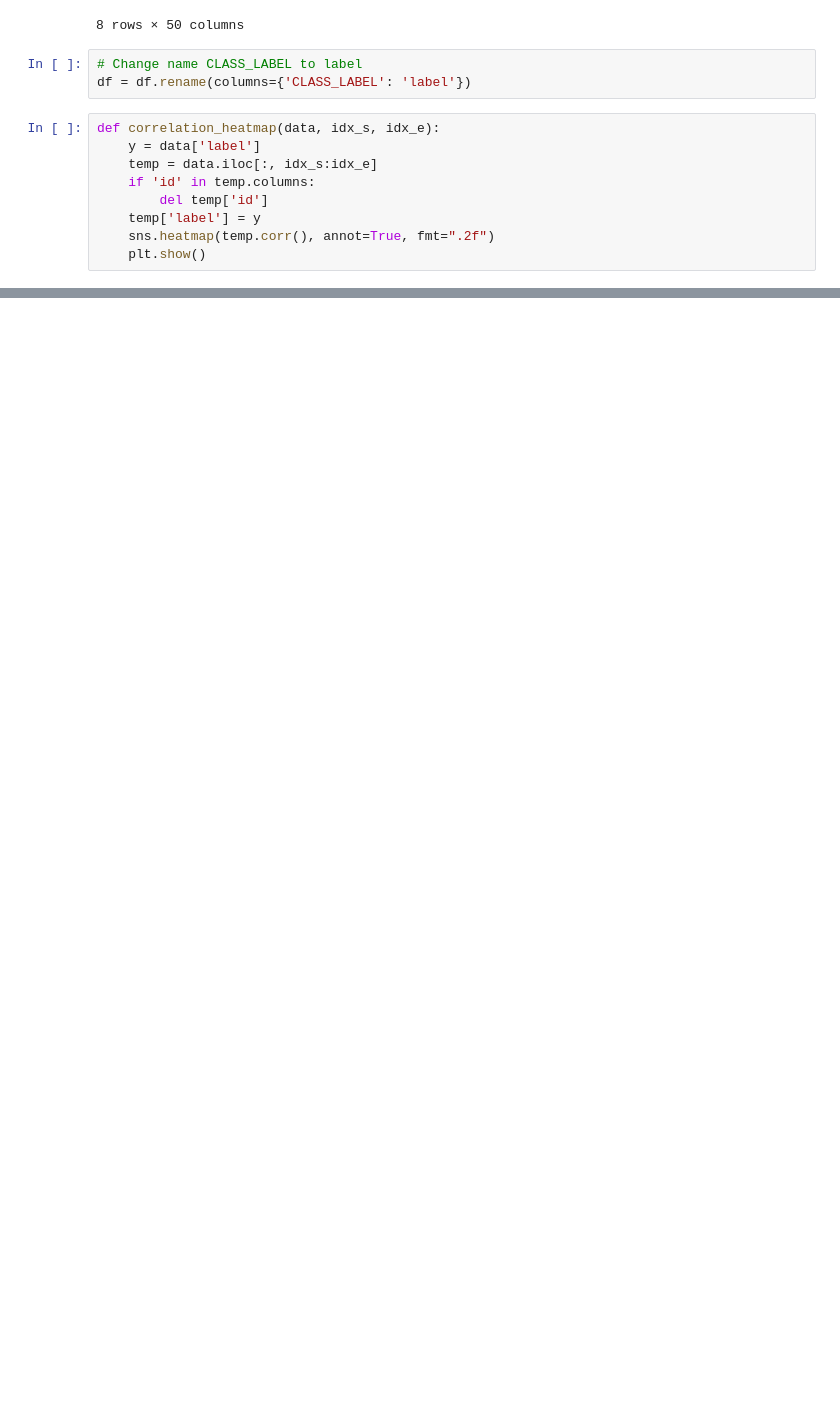
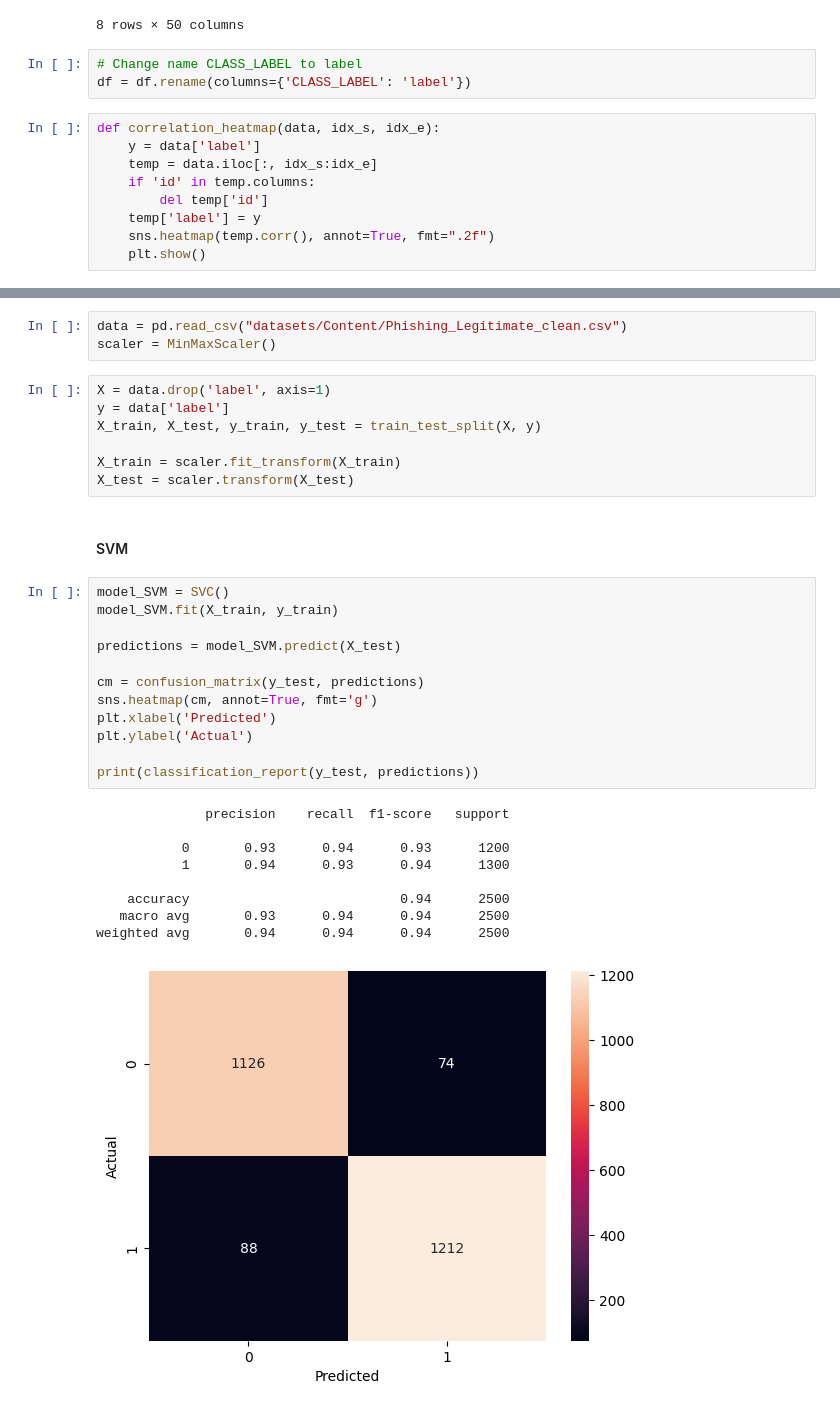
Before and after one commit to andresdlRoca/Guardian_Virtual, a Jupyter notebook: scripts/dev/content_detection.ipynb, the cells around one changed output, grey strips where cells are left out. Saved outputs shown, nothing was run; the diff lists cells and outputs as text; blank space fills up the shorter version.

Commit message:
Content detection SVM, RF & MNB training

```diff
--- a/scripts/dev/content_detection.ipynb
+++ b/scripts/dev/content_detection.ipynb
@@ -168,0 +174,34 @@ correlation_heatmap(df, 40, 50)
+# %%
+data = pd.read_csv("datasets/Content/Phishing_Legitimate_clean.csv")
+scaler = MinMaxScaler()
+# %%
+X = data.drop('label', axis=1)
+y = data['label']
+X_train, X_test, y_train, y_test = train_test_split(X, y)
+
+X_train = scaler.fit_transform(X_train)
+X_test = scaler.transform(X_test)
+# %% [markdown]
+#### SVM
+# %%
+model_SVM = SVC()
+model_SVM.fit(X_train, y_train)
+
+predictions = model_SVM.predict(X_test)
+
+cm = confusion_matrix(y_test, predictions)
+sns.heatmap(cm, annot=True, fmt='g')
+plt.xlabel('Predicted')
+plt.ylabel('Actual')
+
+print(classification_report(y_test, predictions))
+# %% [output]
+              precision    recall  f1-score   support
+
+           0       0.93      0.94      0.93      1200
+           1       0.94      0.93      0.94      1300
+
+    accuracy                           0.94      2500
+   macro avg       0.93      0.94      0.94      2500
+weighted avg       0.94      0.94      0.94      2500
+[figure, added]
```
Also changed, not shown: parts of 16 cells of this notebook, 1 other file.
